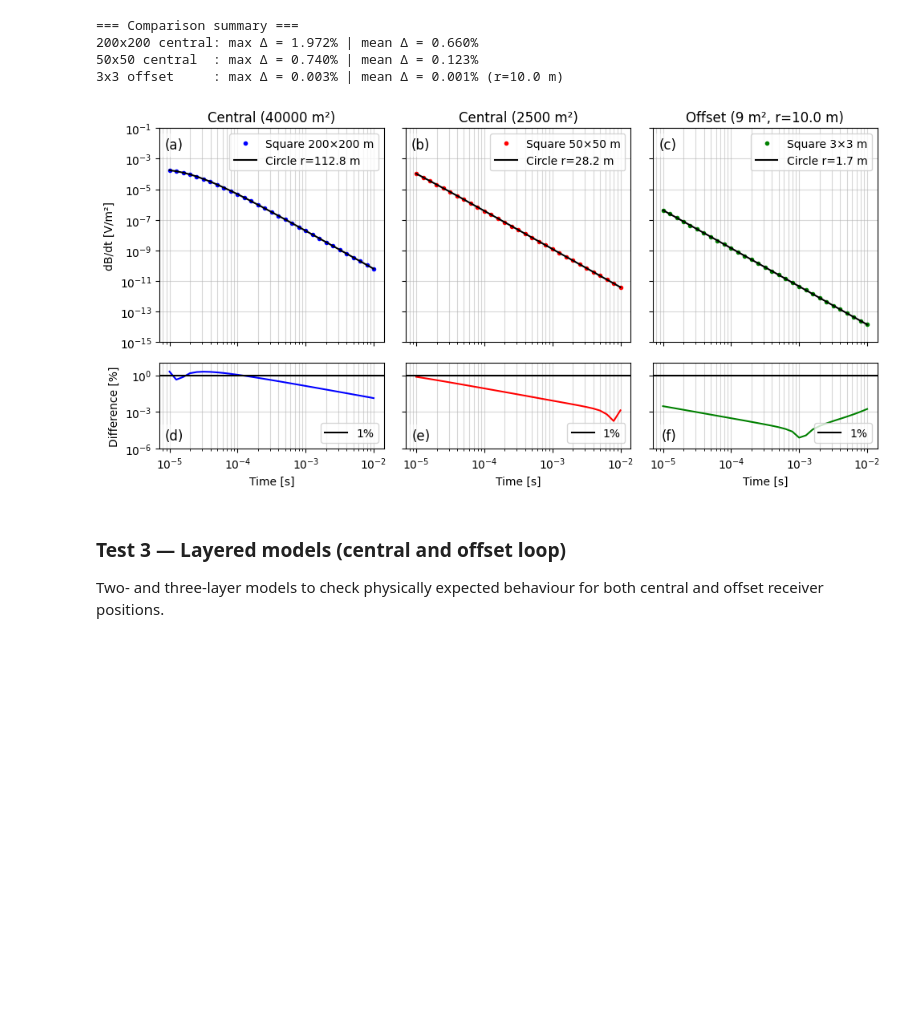
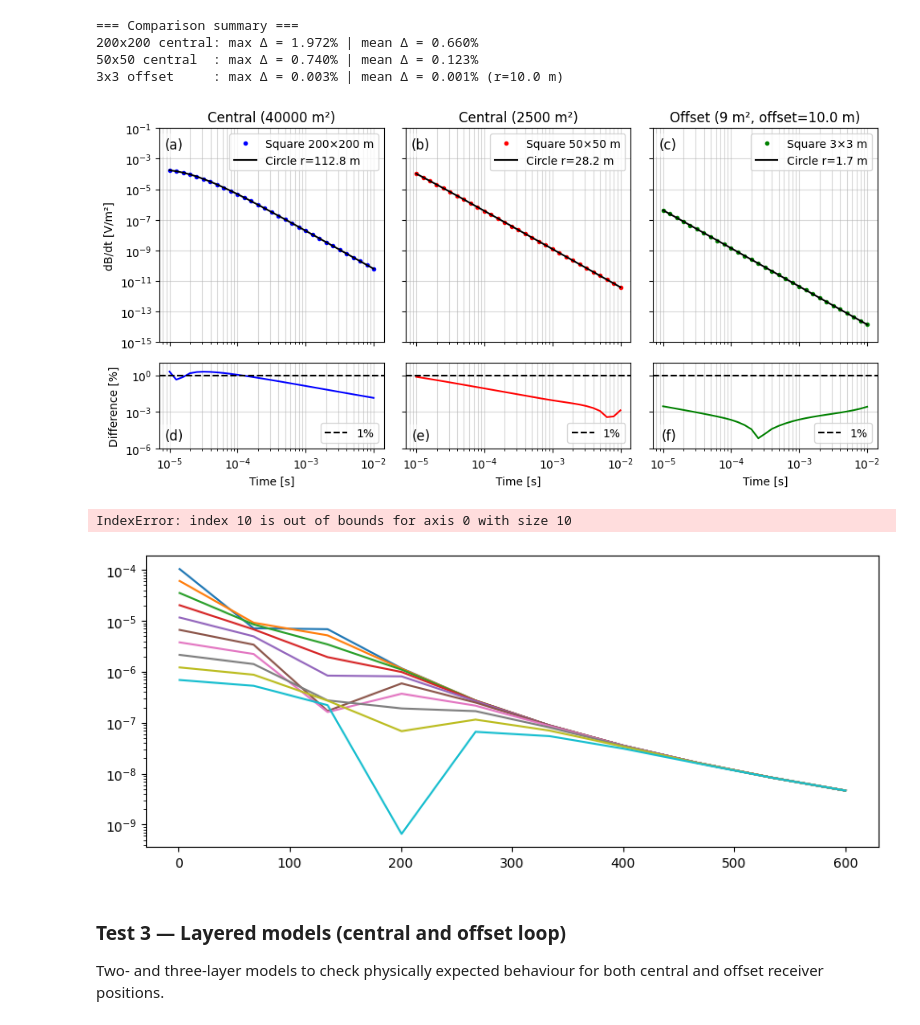
Before and after one commit to pmc93/pyTEM, a Jupyter notebook: notebooks/pytem_fwd.ipynb, the cells around one changed output. Saved outputs shown, nothing was run; the diff lists cells and outputs as text; code cells hidden in the pictures; blank space fills up the shorter version.

```diff
--- a/notebooks/pytem_fwd.ipynb
+++ b/notebooks/pytem_fwd.ipynb
@@ -853,7 +852,7 @@ fig, axs = plt.subplots(2, 3, figsize=(10, 5), sharex=True, sharey='row',
 cases = [
     (dbdt_sq_200, dbdt_ci_200, rel_200, 'b', f'Square {L_200:.0f}×{L_200:.0f} m', f'Circle r={a_200:.1f} m', f'Central ({L_200**2:.0f} m²)'),
     (dbdt_sq_50,  dbdt_ci_50,  rel_50,  'r', f'Square {L_50:.0f}×{L_50:.0f} m', f'Circle r={a_50:.1f} m',  f'Central ({L_50**2:.0f} m²)'),
-    (dbdt_sq_3_off, dbdt_ci_3_off, rel_3_off, 'g', f'Square {L_3:.0f}×{L_3:.0f} m', f'Circle r={a_3:.1f} m', f'Offset ({L_3**2:.0f} m², r={rx_offset} m)'),
+    (dbdt_sq_3_off, dbdt_ci_3_off, rel_3_off, 'g', f'Square {L_3:.0f}×{L_3:.0f} m', f'Circle r={a_3:.1f} m', f'Offset ({L_3**2:.0f} m², offset={rx_offset} m)'),
 ]
 
 for j, (sq, ref, rel, c, sq_lbl, ref_lbl, title) in enumerate(cases):
@@ -864,7 +863,7 @@ for j, (sq, ref, rel, c, sq_lbl, ref_lbl, title) in enumerate(cases):
     axs[0, j].grid(True, which='both', alpha=0.5)
 
     axs[1, j].loglog(times, rel, f'{c}-')
-    axs[1, j].axhline(1, color='k', ls='-', label='1%')
+    axs[1, j].axhline(1, color='k', ls='--', label='1%')
     axs[1, j].set_xlabel('Time [s]')
     axs[1, j].legend(loc='lower right')
     axs[1, j].grid(True, which='both', alpha=0.5)
@@ -878,7 +877,30 @@ fig.tight_layout()
 
 add_panel_labels(axs, y_shift=[0.06, 0.2])
 # %% [output]
-[figure, old version]
+[figure, new version]
+# %%
+offsets = np.linspace(1, 600, 10)
+
+# --- Case 3: 3x3 offset ---
+dbdt_offs = []
+for rx_offset in offsets:
+    rx_x, rx_y = rx_offset, 0.0
+    dbdt_off = fwd_square_offset([], [rho_hs], L_50, rx_x, rx_y, times, n_quad=13)
+    dbdt_offs.append(dbdt_off)
+# %%
+fig, ax = plt.subplots(1,1, figsize=(10, 4))
+
+dbdt_offs = np.array(dbdt_offs)
+
+for j, dbdt_off in enumerate(dbdt_offs.T):
+    ax.semilogy(np.array(offsets), np.abs(dbdt_off), label=f'Offset {offsets[j]:.1f} m')
+
+
+ax.set_xlabel('Offset [m]')
+ax.set_ylabel(r'|dB/dt| [V/m²]')
+# %% [output]
+IndexError: index 10 is out of bounds for axis 0 with size 10
+[figure, added]
 # %% [markdown]
 ### Test 3 — Layered models (central and offset loop)
 Two- and three-layer models to check physically expected behaviour for both central and offset receiver positions.
```
Also changed, not shown: parts of 31 cells of this notebook.
